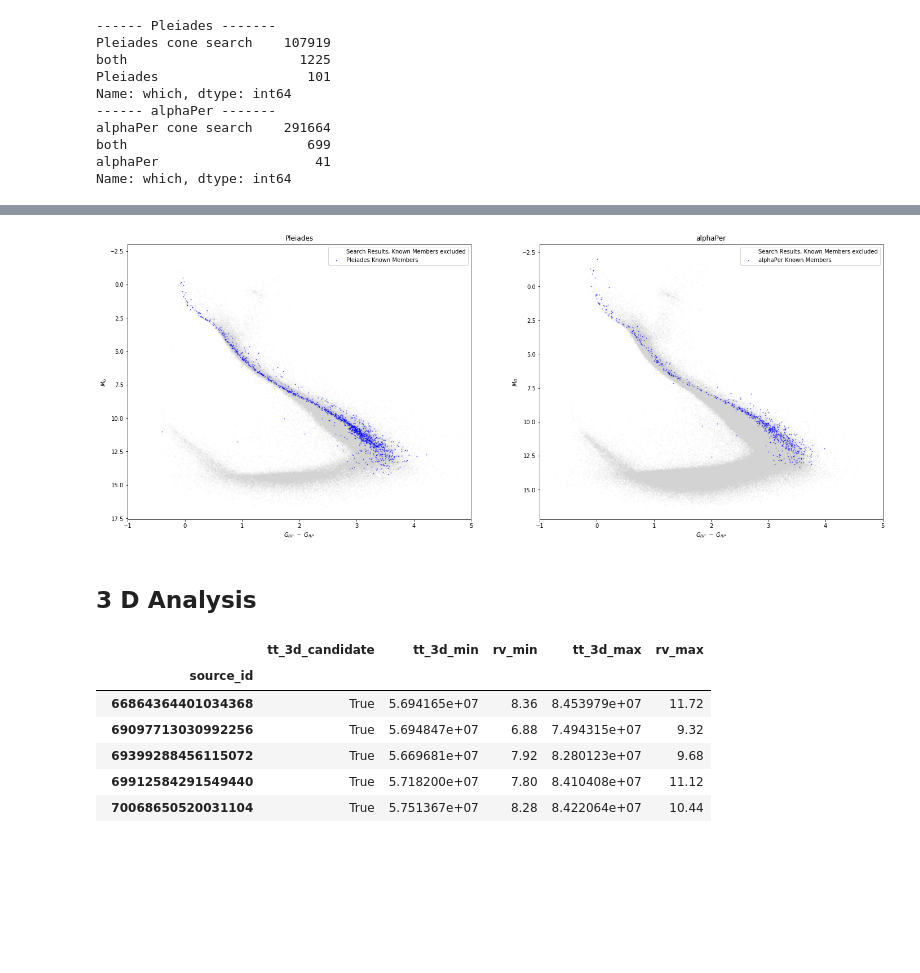
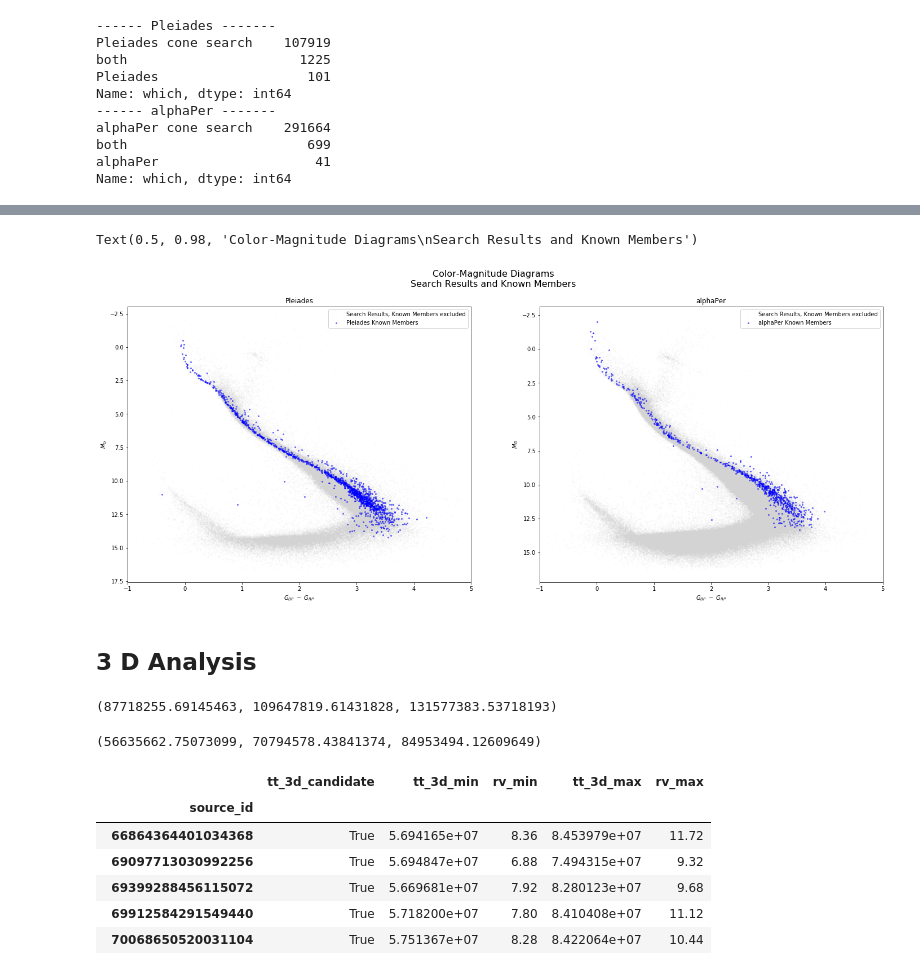
Before and after one commit to kevinmcmanus/runawaysearch, a Jupyter notebook: RunawaySearch.ipynb, the cells around one changed output, grey strips where cells are left out. Saved outputs shown, nothing was run; the diff lists cells and outputs as text; code cells hidden in the pictures; blank space fills up the shorter version.

```diff
--- a/RunawaySearch.ipynb
+++ b/RunawaySearch.ipynb
@@ -90,3 +114,16 @@ alphaPer cone search    291664
 both                       699
 alphaPer                    41
 Name: which, dtype: int64
+# %%
+fig = plt.figure(figsize=(24,9))
+ax = fig.subplots(1,2)
+for i, cl in enumerate(cluster_names):
+    ax[i].scatter(search_results[cl].objs.ra,  search_results[cl].objs.dec, color='lightgrey', alpha=0.1, s=1)
+    ax[i].scatter(cluster_members[cl].objs.ra, cluster_members[cl].objs.dec, color='blue', label=f'{cl} Known Members',alpha=0.5, s=1)
+    ax[i].set_title(cl, size=12)
+    ax[i].set_xlabel('Right Ascension (Degree)')
+    ax[i].set_ylabel('Declination (Degree)')
+    ax[i].legend()
+    ax[i].invert_xaxis()
+
+fig.suptitle("Sky Position\nSearch Results and Known Members", size=16)
@@ -92,0 +190,7 @@ Name: which, dtype: int64
+# %%
+def fix_ra(ra, org=0):
+    x = np.remainder(ra+360-org,360) # shift RA values
+    ind = x>180
+    x[ind] -=360    # scale conversion to [-180, 180]
+    x=-x
+    return x
@@ -92,0 +240,17 @@ Name: which, dtype: int64
+# %%
+fig = plt.figure(figsize=(24,9))
+ax = fig.subplots(1,2)
+for i, cl in enumerate(cluster_names):
+    ax[i].scatter(search_results[cl].objs.pmra,  search_results[cl].objs.pmdec, color='lightgrey', alpha=0.1, s=1, label=f'{cl} Search Results',)
+    ax[i].scatter(cluster_members[cl].objs.pmra, cluster_members[cl].objs.pmdec, color='blue', label=f'{cl} Known Members',alpha=0.5, s=1)
+    ax[i].set_title(cl, size=12)
+    ax[i].axvline(cluster_info.loc[cl]['pmra'], color='red', ls=':', lw=1)
+    ax[i].axhline(cluster_info.loc[cl]['pmdec'], color='red', ls=':', lw=1, label=f'{cl} center PM')
+    ax[i].set_xlabel('PM RA Cos(Dec) (MAS/Year)')
+    ax[i].set_ylabel('PM Dec (MAS/Year)')
+    ax[i].set_xlim(-75, 75)
+    ax[i].set_ylim(-75,75)
+    ax[i].legend()
+
+
+fig.suptitle("Proper Motion\nSearch Results and Known Members", size=16)
@@ -93,10 +262,13 @@ Name: which, dtype: int64
 # %%
 fig = plt.figure(figsize=(24,9))
 ax = fig.subplots(1,2)
 for i, cl in enumerate(cluster_names):
     search_results[cl].plot_hrdiagram(ax=ax[i], color='lightgrey', alpha=0.1, s=1, r_est=False)
-    cluster_members[cl].plot_hrdiagram(ax=ax[i], color='blue', label=f'{cl} Known Members',alpha=0.5, s=1)
-    ax[i].set_title(cl)
+    cluster_members[cl].plot_hrdiagram(ax=ax[i], color='blue', label=f'{cl} Known Members',alpha=0.5, s=4)
+    ax[i].set_title(cl, size=12)
     ax[i].legend()
+
+fig.suptitle("Color-Magnitude Diagrams\nSearch Results and Known Members", size=16)
 # %% [output]
+Text(0.5, 0.98, 'Color-Magnitude Diagrams\nSearch Results and Known Members')
-[figure, old version]
+[figure, new version]
@@ -105,3 +285,11 @@ for i, cl in enumerate(cluster_names):
+# %%
+cluster_age_bracket(cluster_info,'Pleiades')
+# %% [output]
+(87718255.69145463, 109647819.61431828, 131577383.53718193)
+# %%
+cluster_age_bracket(cluster_info,'alphaPer')
+# %% [output]
+(56635662.75073099, 70794578.43841374, 84953494.12609649)
 # %%
 import pickle
 coeval_results = {}
```
Also changed, not shown: parts of 61 cells of this notebook, 22 other files.
